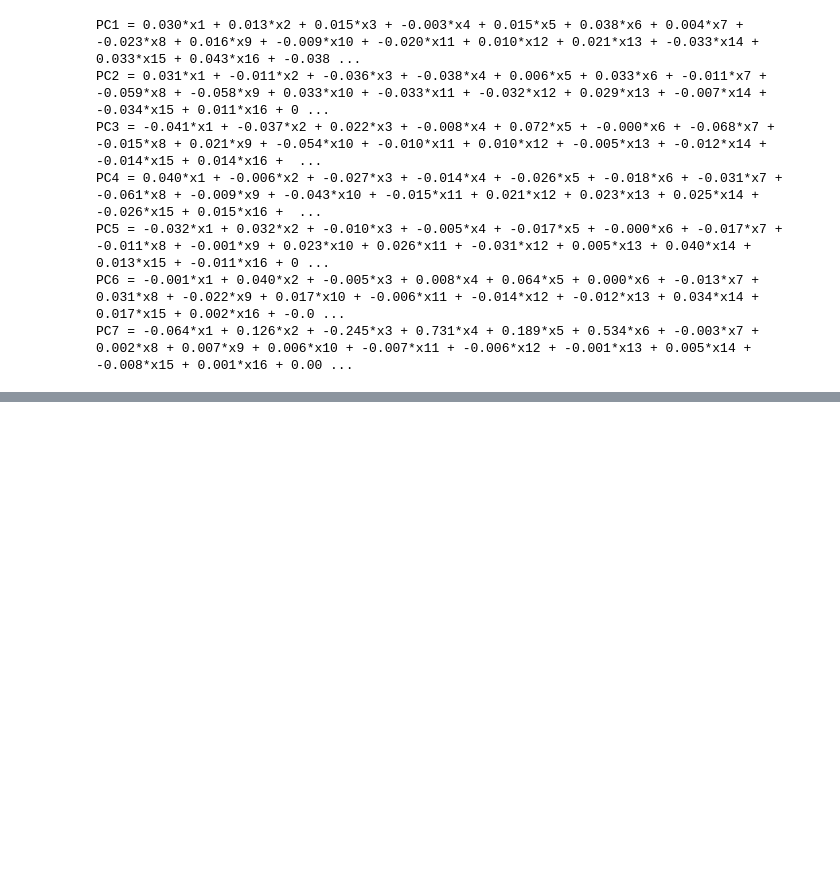
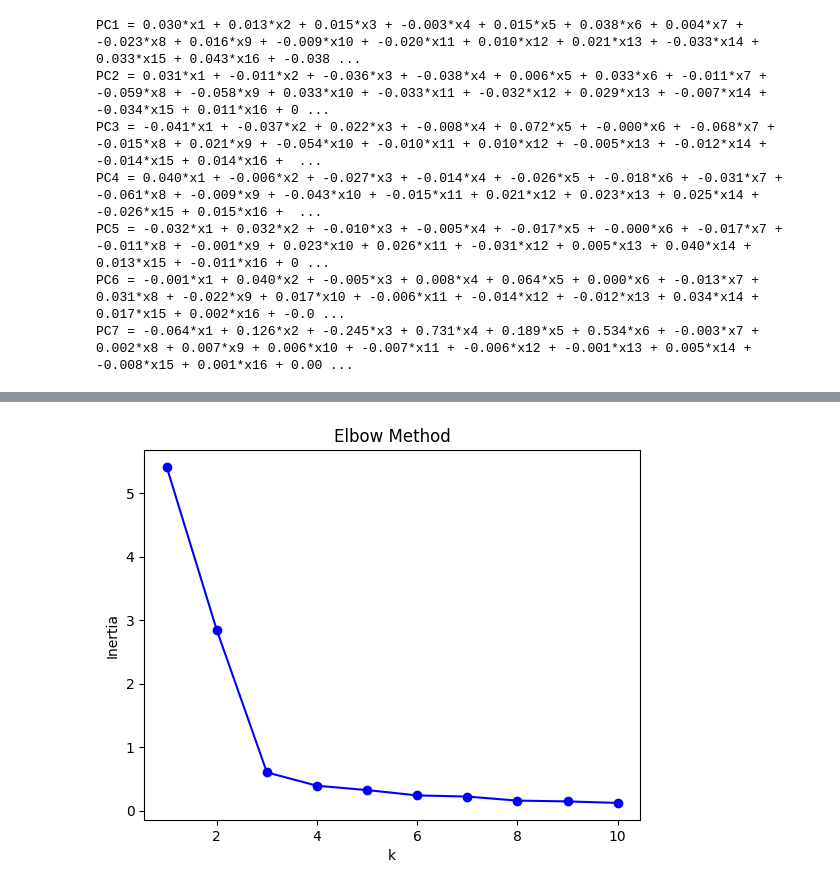
Before and after one commit to Antel0pe/FantasyArchetypesInSemanticSpace, a Jupyter notebook: notebooks/PCA_DimensionsExplorations.ipynb, the cells around one changed output, grey strips where cells are left out. Cells and saved outputs as stored; diff of their text form; code cells hidden in the pictures; blank space fills up the shorter version.

```diff
--- a/notebooks/PCA_DimensionsExplorations.ipynb
+++ b/notebooks/PCA_DimensionsExplorations.ipynb
@@ -405,0 +536,17 @@ PC7 = -0.064*x1 + 0.126*x2 + -0.245*x3 + 0.731*x4 + 0.189*x5 + 0.534*x6 + -0.003
+# %%
+def plot_elbow(coords, max_k=10):
+    inertias = []
+    for k in range(1, max_k+1):
+        kmeans = KMeans(n_clusters=k)
+        kmeans.fit(coords)
+        inertias.append(kmeans.inertia_)
+
+    plt.plot(range(1, max_k+1), inertias, 'bo-')
+    plt.xlabel('k')
+    plt.ylabel('Inertia')
+    plt.title('Elbow Method')
+    plt.show()
+# %%
+plot_elbow(coords)
+# %% [output]
+[figure, added]
```
Also changed, not shown: parts of 13 cells of this notebook, 1 other file.
